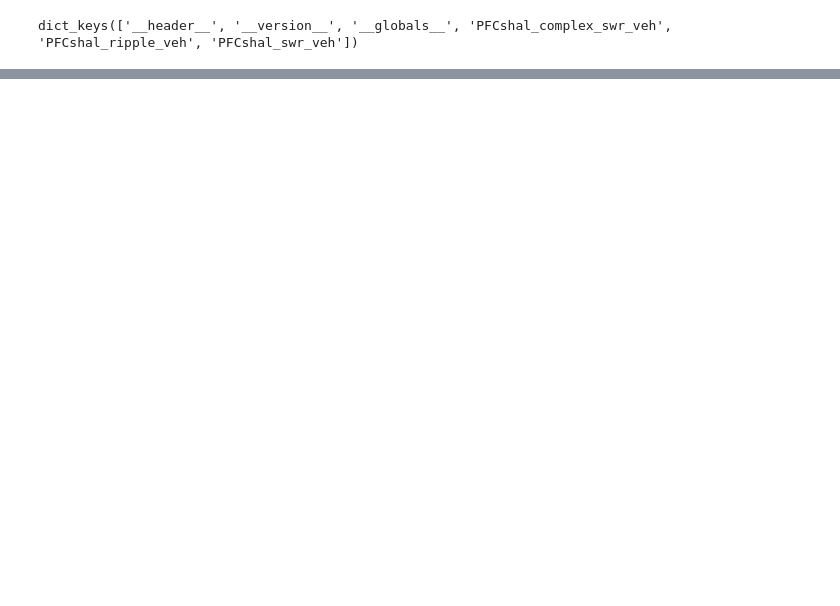
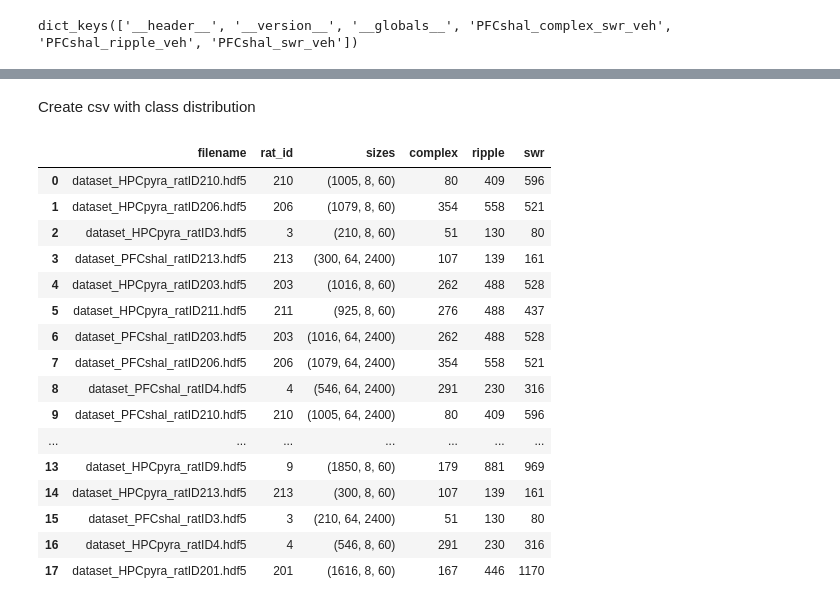
Before and after one commit to genzellab/ripple-classifier, a Jupyter notebook: plots.ipynb, the cells around one changed output, grey strips where cells are left out. Cells and saved outputs as stored; diff of their text form; code cells hidden in the pictures; blank space fills up the shorter version.

Commit message:
feat: create csv with class distribution

```diff
--- a/plots.ipynb
+++ b/plots.ipynb
@@ -187,0 +243,47 @@ array([600.        , 300.        , 200.        , 150.        ,
+# %% [markdown]
+Create csv with class distribution
+# %%
+import h5py
+import json
+
+data_df = pd.DataFrame(os.listdir('./proc_data/'), columns=['filename'])
+data_df['rat_id'] = data_df.filename.apply(lambda x: int(x.split('_')[-1].split('.')[0].split('ratID')[1]))
+data_df.rat_id.unique()
+sizes = []
+label_dict = {'complex':[], 'ripple':[], 'swr':[]}
+
+for file in data_df.filename:
+
+    #load h5 file
+    f = h5py.File('./proc_data/'+file, 'r')
+    label_arr = json.loads(f.attrs['data_types'])
+    #get size of dataset
+    sizes.append(f['x'].shape)
+    y = pd.Series(f['y']).apply(lambda x: label_arr[x])
+    label_dict['complex'].append(y[y.str.contains('complex')].shape[0])
+    label_dict['ripple'].append(y[y.str.contains('ripple')].shape[0])
+    label_dict['swr'].append(y[y.str.contains('swr')].shape[0])
+    f.close()
+data_df['sizes'] = sizes
+data_df['complex'] = label_dict['complex']
+data_df['ripple'] = label_dict['ripple']
+data_df['swr'] = label_dict['swr']
+data_df
+# %% [output]
+|  | filename | rat_id | sizes | complex | ripple | swr |
+| 0 | dataset_HPCpyra_ratID210.hdf5 | 210 | (1005, 8, 60) | 80 | 409 | 596 |
+| 1 | dataset_HPCpyra_ratID206.hdf5 | 206 | (1079, 8, 60) | 354 | 558 | 521 |
+| 2 | dataset_HPCpyra_ratID3.hdf5 | 3 | (210, 8, 60) | 51 | 130 | 80 |
+| 3 | dataset_PFCshal_ratID213.hdf5 | 213 | (300, 64, 2400) | 107 | 139 | 161 |
+| 4 | dataset_HPCpyra_ratID203.hdf5 | 203 | (1016, 8, 60) | 262 | 488 | 528 |
+| 5 | dataset_HPCpyra_ratID211.hdf5 | 211 | (925, 8, 60) | 276 | 488 | 437 |
+| 6 | dataset_PFCshal_ratID203.hdf5 | 203 | (1016, 64, 2400) | 262 | 488 | 528 |
+| 7 | dataset_PFCshal_ratID206.hdf5 | 206 | (1079, 64, 2400) | 354 | 558 | 521 |
+| 8 | dataset_PFCshal_ratID4.hdf5 | 4 | (546, 64, 2400) | 291 | 230 | 316 |
+| 9 | dataset_PFCshal_ratID210.hdf5 | 210 | (1005, 64, 2400) | 80 | 409 | 596 |
+| ... | ... | ... | ... | ... | ... | ... |
+| 13 | dataset_HPCpyra_ratID9.hdf5 | 9 | (1850, 8, 60) | 179 | 881 | 969 |
+| 14 | dataset_HPCpyra_ratID213.hdf5 | 213 | (300, 8, 60) | 107 | 139 | 161 |
+| 15 | dataset_PFCshal_ratID3.hdf5 | 3 | (210, 64, 2400) | 51 | 130 | 80 |
+| 16 | dataset_HPCpyra_ratID4.hdf5 | 4 | (546, 8, 60) | 291 | 230 | 316 |
+| 17 | dataset_HPCpyra_ratID201.hdf5 | 201 | (1616, 8, 60) | 167 | 446 | 1170 |
```
Also changed, not shown: parts of 5 cells of this notebook, 1 other file.
